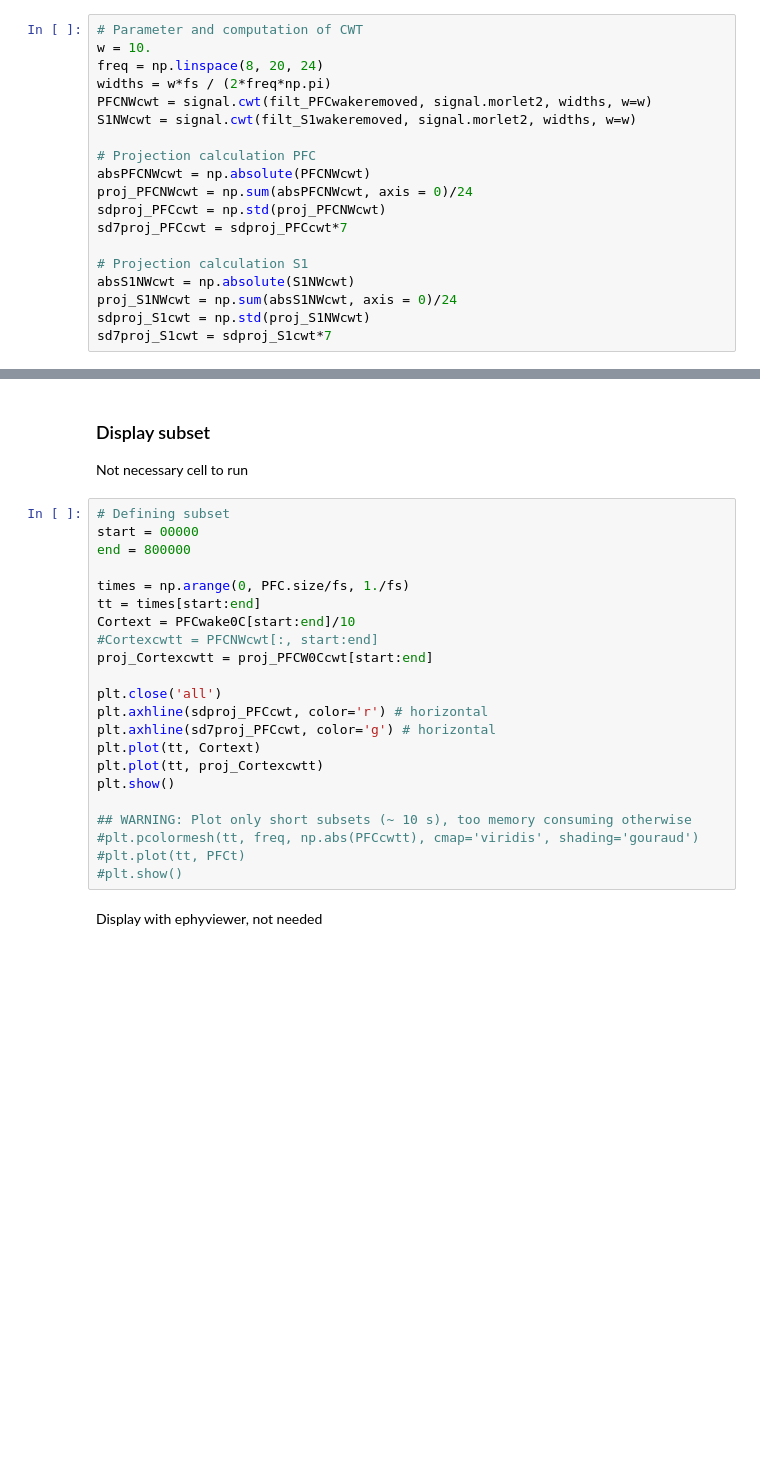
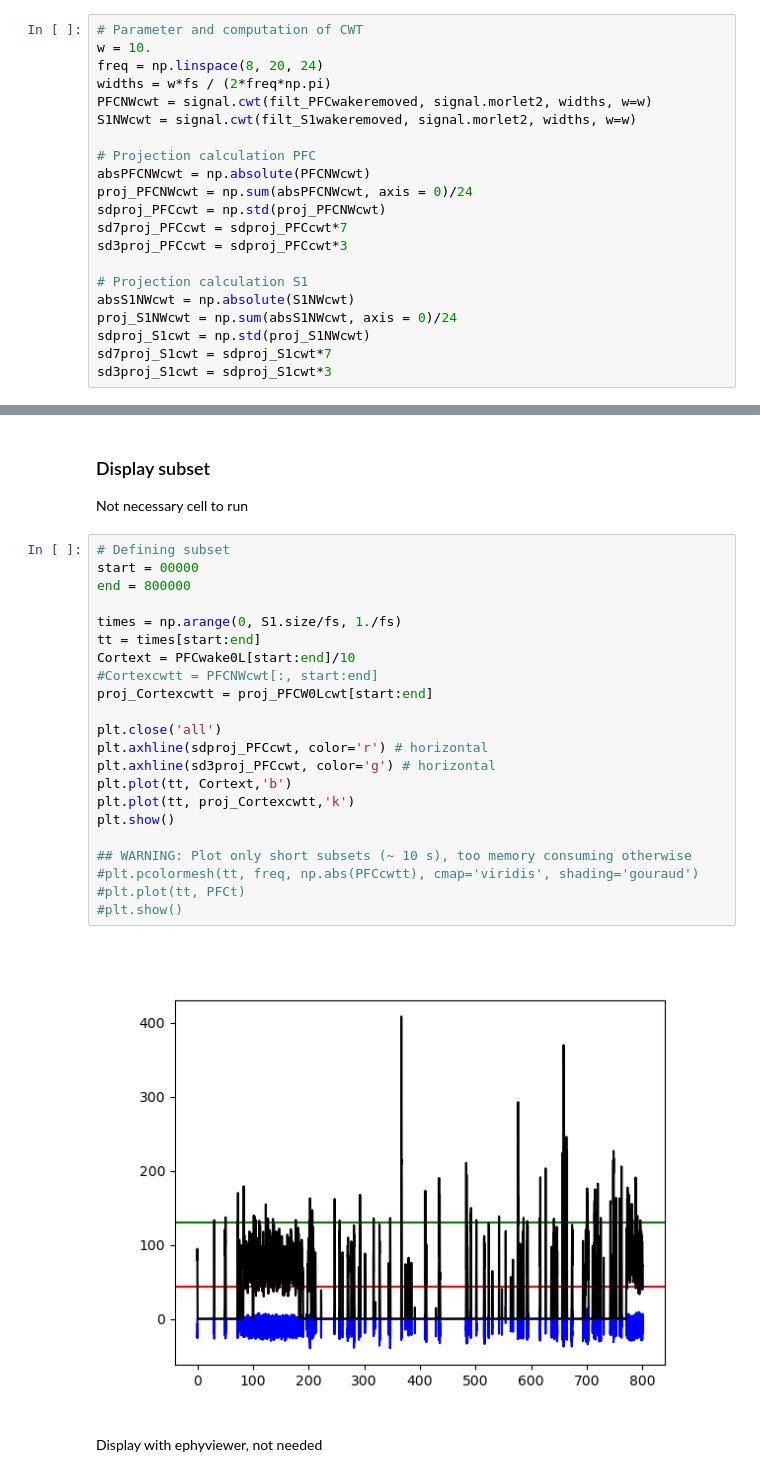
Before and after one commit to melodieborel/HayLabAnalysis, a Jupyter notebook: python/4_Spindleextraction.ipynb, the cells around one changed output, grey strips where cells are left out. Cells and saved outputs as stored; diff of their text form; blank space fills up the shorter version.

```diff
--- a/python/4_Spindleextraction.ipynb
+++ b/python/4_Spindleextraction.ipynb
@@ -135,12 +157,14 @@ absPFCNWcwt = np.absolute(PFCNWcwt)
 proj_PFCNWcwt = np.sum(absPFCNWcwt, axis = 0)/24
 sdproj_PFCcwt = np.std(proj_PFCNWcwt)
 sd7proj_PFCcwt = sdproj_PFCcwt*7
+sd3proj_PFCcwt = sdproj_PFCcwt*3
 
 # Projection calculation S1
 absS1NWcwt = np.absolute(S1NWcwt)
 proj_S1NWcwt = np.sum(absS1NWcwt, axis = 0)/24
 sdproj_S1cwt = np.std(proj_S1NWcwt)
 sd7proj_S1cwt = sdproj_S1cwt*7
+sd3proj_S1cwt = sdproj_S1cwt*3
 # %% [markdown]
 Second on the signal for which wake times have been zeroed
 # %%
@@ -204,25 +234,27 @@ Not necessary cell to run
 # %%
 # Defining subset
 start = 00000
 end = 800000
 
-times = np.arange(0, PFC.size/fs, 1./fs)
+times = np.arange(0, S1.size/fs, 1./fs)
 tt = times[start:end]
-Cortext = PFCwake0C[start:end]/10
+Cortext = PFCwake0L[start:end]/10
 #Cortexcwtt = PFCNWcwt[:, start:end]
-proj_Cortexcwtt = proj_PFCW0Ccwt[start:end]
+proj_Cortexcwtt = proj_PFCW0Lcwt[start:end]
 
 plt.close('all')
 plt.axhline(sdproj_PFCcwt, color='r') # horizontal
-plt.axhline(sd7proj_PFCcwt, color='g') # horizontal
-plt.plot(tt, Cortext)
-plt.plot(tt, proj_Cortexcwtt)
+plt.axhline(sd3proj_PFCcwt, color='g') # horizontal
+plt.plot(tt, Cortext,'b')
+plt.plot(tt, proj_Cortexcwtt,'k')
 plt.show()
 
 ## WARNING: Plot only short subsets (~ 10 s), too memory consuming otherwise
 #plt.pcolormesh(tt, freq, np.abs(PFCcwtt), cmap='viridis', shading='gouraud')
 #plt.plot(tt, PFCt)
 #plt.show()
+# %% [output]
+[figure, added]
 # %% [markdown]
 Display with ephyviewer, not needed
 # %% [markdown]
```
Also changed, not shown: parts of 14 cells of this notebook.
